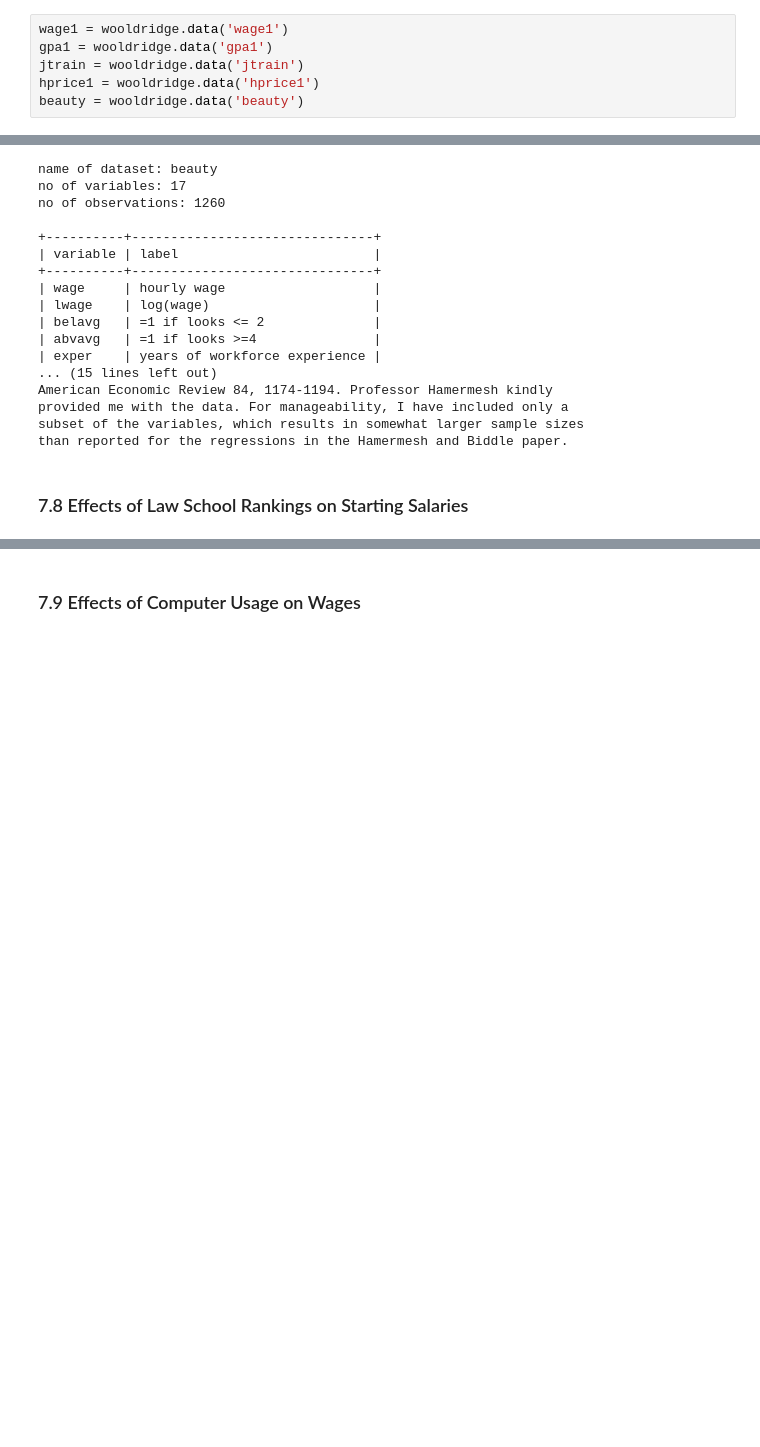
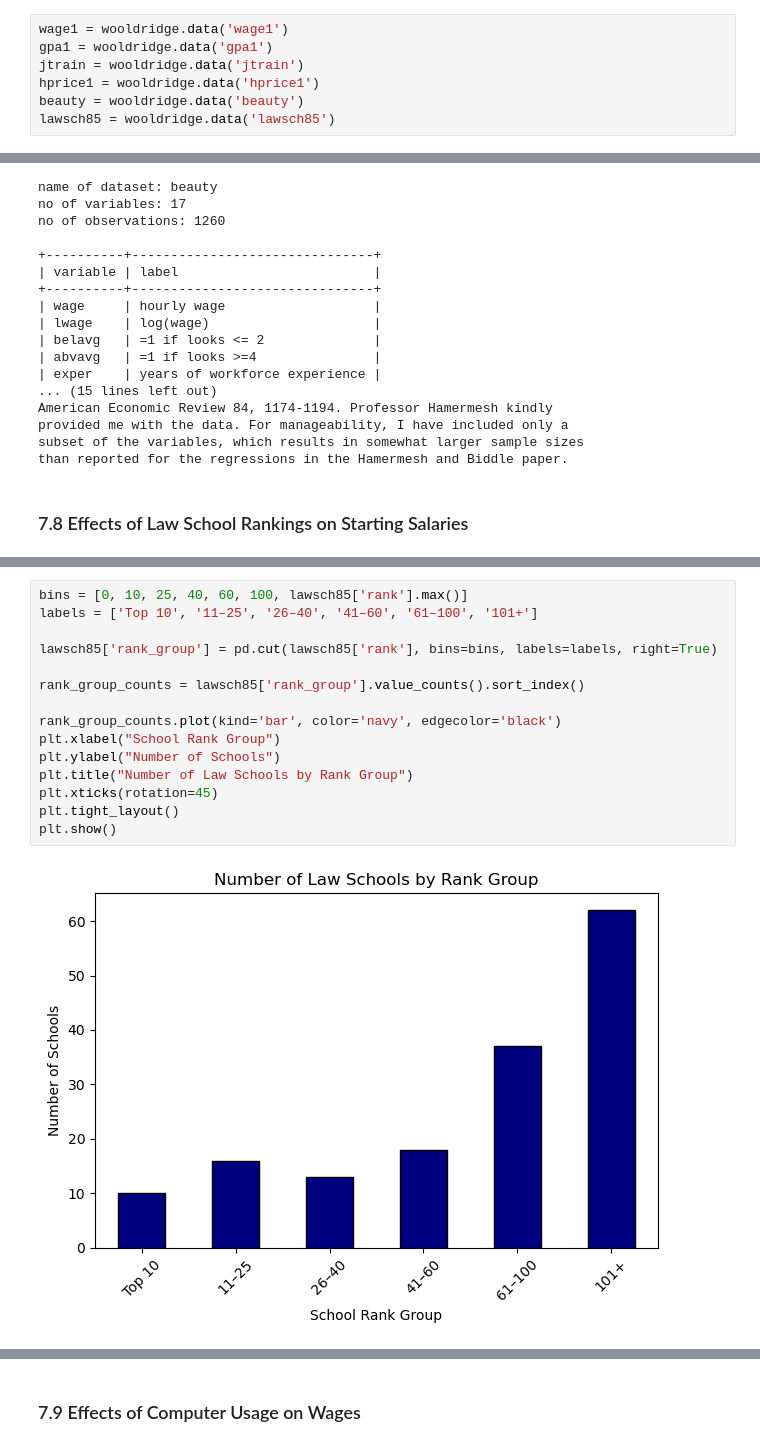
Before and after one commit to 42Ahmed/woolpy, a Jupyter notebook: Chapter 7.ipynb, the cells around one changed output, grey strips where cells are left out. Saved outputs shown, nothing was run; the diff lists cells and outputs as text; blank space fills up the shorter version.

```diff
--- a/Chapter 7.ipynb
+++ b/Chapter 7.ipynb
@@ -64,6 +64,7 @@ gpa1 = wooldridge.data('gpa1')
 jtrain = wooldridge.data('jtrain')
 hprice1 = wooldridge.data('hprice1')
 beauty = wooldridge.data('beauty')
+lawsch85 = wooldridge.data('lawsch85')
 # %% [markdown]
 ### 7.1 Hourly Wage Equation
 # %%
@@ -313,0 +342,17 @@ than reported for the regressions in the Hamermesh and Biddle paper.
+# %%
+bins = [0, 10, 25, 40, 60, 100, lawsch85['rank'].max()]
+labels = ['Top 10', '11–25', '26–40', '41–60', '61–100', '101+']
+
+lawsch85['rank_group'] = pd.cut(lawsch85['rank'], bins=bins, labels=labels, right=True)
+
+rank_group_counts = lawsch85['rank_group'].value_counts().sort_index()
+
+rank_group_counts.plot(kind='bar', color='navy', edgecolor='black')
+plt.xlabel("School Rank Group")
+plt.ylabel("Number of Schools")
+plt.title("Number of Law Schools by Rank Group")
+plt.xticks(rotation=45)
+plt.tight_layout()
+plt.show()
+# %% [output]
+[figure, added]
```
Also changed, not shown: parts of 4 cells of this notebook.
